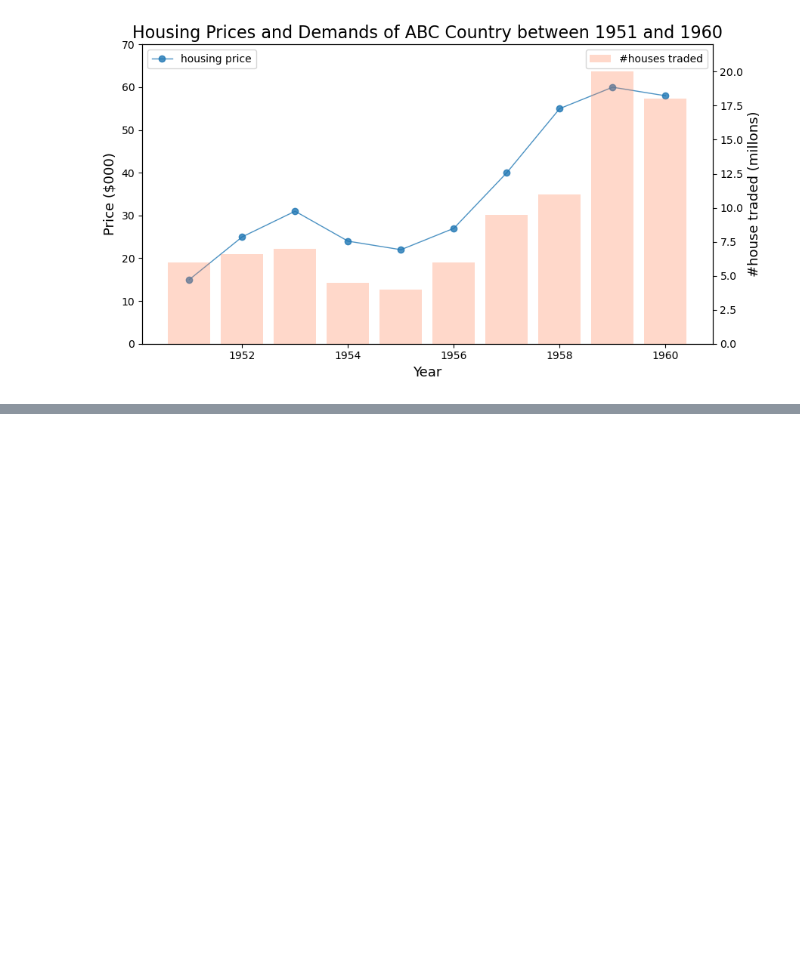
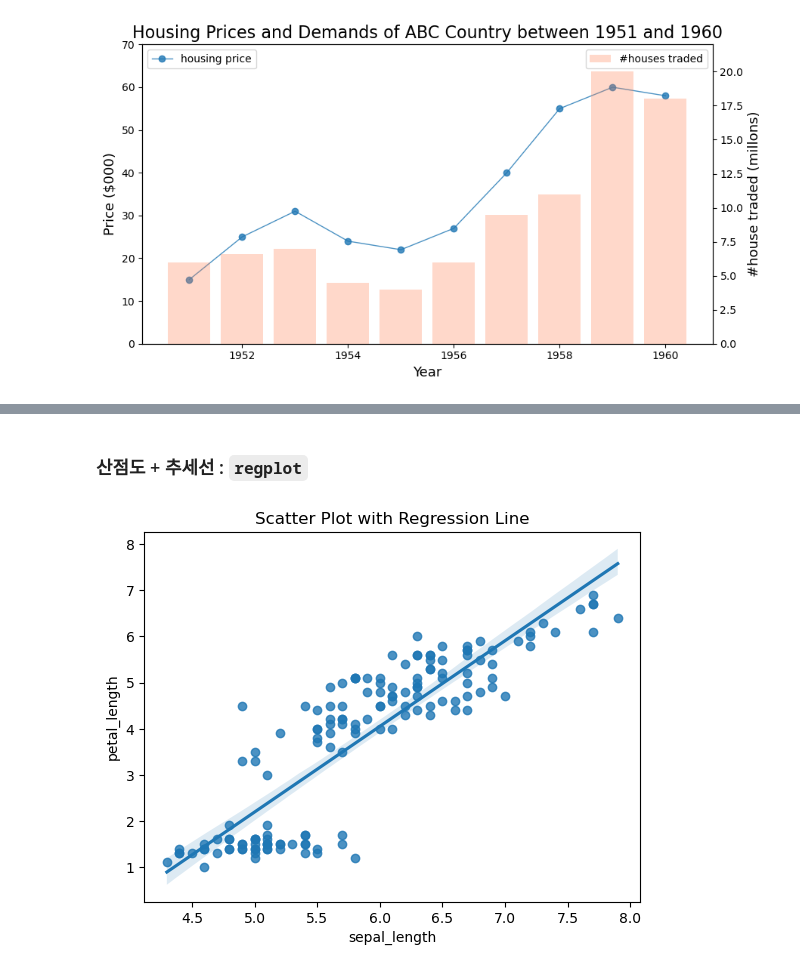
Before and after one commit to Jihwan98/aivle_school, a Jupyter notebook: pre_study/5. 정적 시각화.ipynb, the cells around one changed output, grey strips where cells are left out. Saved outputs shown, nothing was run; the diff lists cells and outputs as text; code cells hidden in the pictures; blank space fills up the shorter version.

```diff
--- a/pre_study/5. 정적 시각화.ipynb
+++ b/pre_study/5. 정적 시각화.ipynb
@@ -233,0 +328,8 @@ plt.show()
+# %% [markdown]
+### 산점도 + 추세선 : `regplot`
+# %%
+sns.regplot(x='sepal_length', y='petal_length', data=df)
+plt.title('Scatter Plot with Regression Line')
+plt.show()
+# %% [output]
+[figure, added]
```
Also changed, not shown: parts of 32 cells of this notebook.
